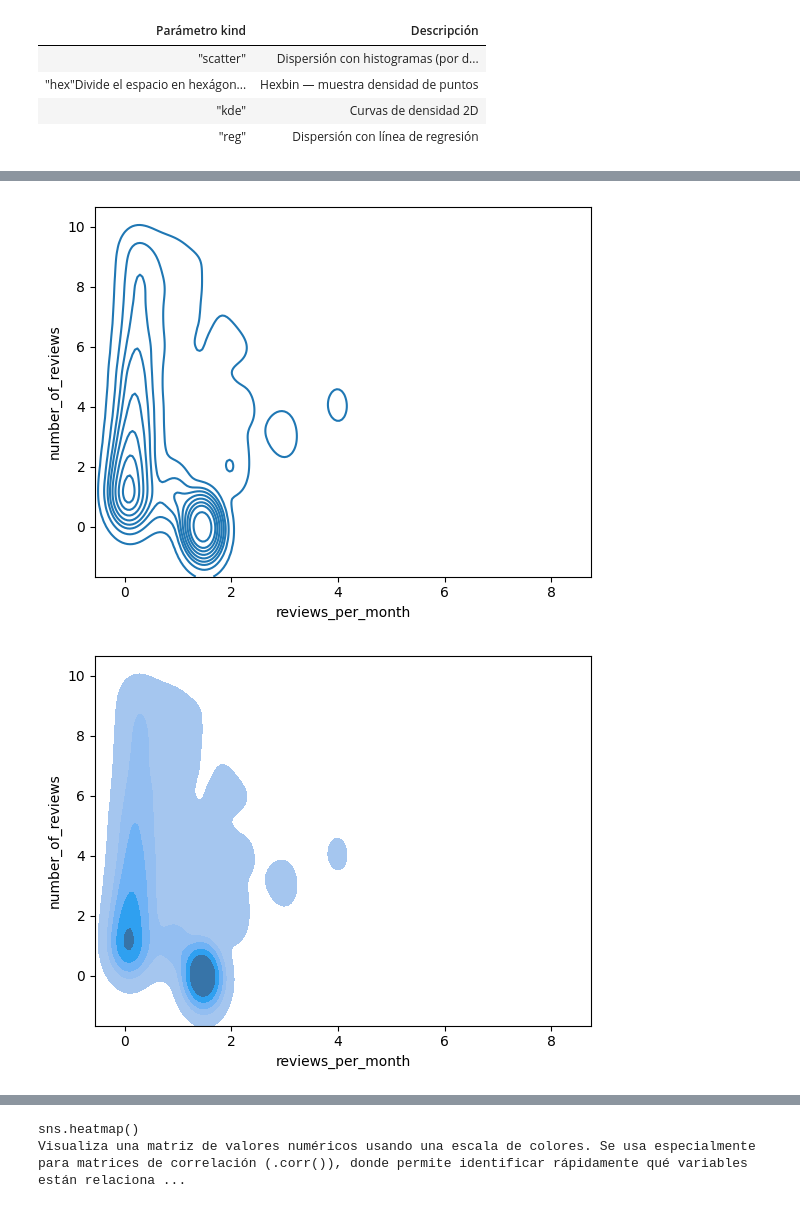
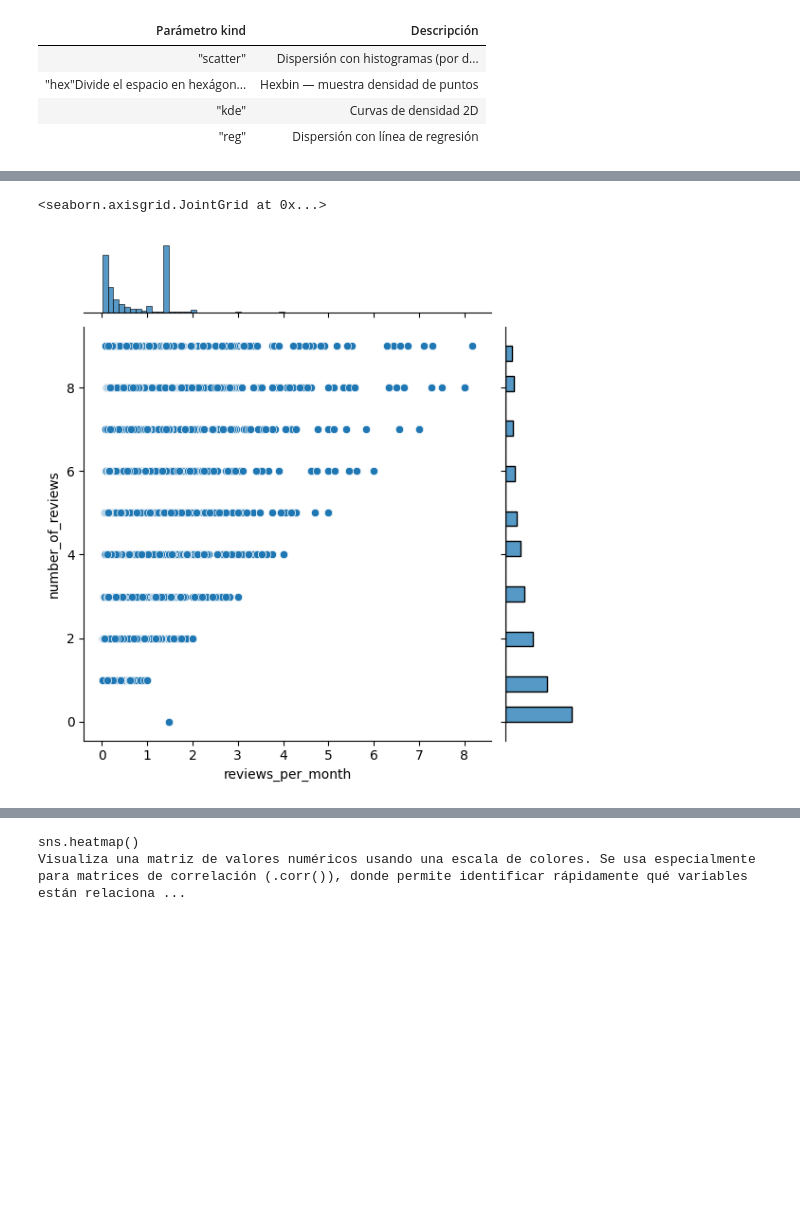
Before and after one commit to ednavivianasegura/Material_cursos_Evsa_Miuller, a Jupyter notebook: Plan_de_Formacion_PDI_PAS_2026/04_seaborn.ipynb, the cells around one changed output, grey strips where cells are left out. Cells and saved outputs as stored; diff of their text form; code cells hidden in the pictures; blank space fills up the shorter version.

```diff
--- a/Plan_de_Formacion_PDI_PAS_2026/04_seaborn.ipynb
+++ b/Plan_de_Formacion_PDI_PAS_2026/04_seaborn.ipynb
@@ -926,16 +942,6 @@ plt.show()
 # %%
-df["reviews_per_month"] = df["reviews_per_month"].fillna(df["reviews_per_month"].mean())
-
-sns.kdeplot(x=df[df["number_of_reviews"] < 10].reviews_per_month,
+sns.jointplot(x=df[df["number_of_reviews"] < 10].reviews_per_month,
            y=df[df["number_of_reviews"] < 10].number_of_reviews)
-plt.show()
 # %% [output]
+<seaborn.axisgrid.JointGrid at 0x...>
-[figure, old version]
+[figure, new version]
-# %%
-sns.kdeplot(x=df[df["number_of_reviews"] < 10].reviews_per_month,
-           y=df[df["number_of_reviews"] < 10].number_of_reviews,
-           fill=True,
-           levels=6)
-plt.show()
-# %% [output]
-[figure, removed]
```
Also changed, not shown: parts of 55 cells of this notebook.
